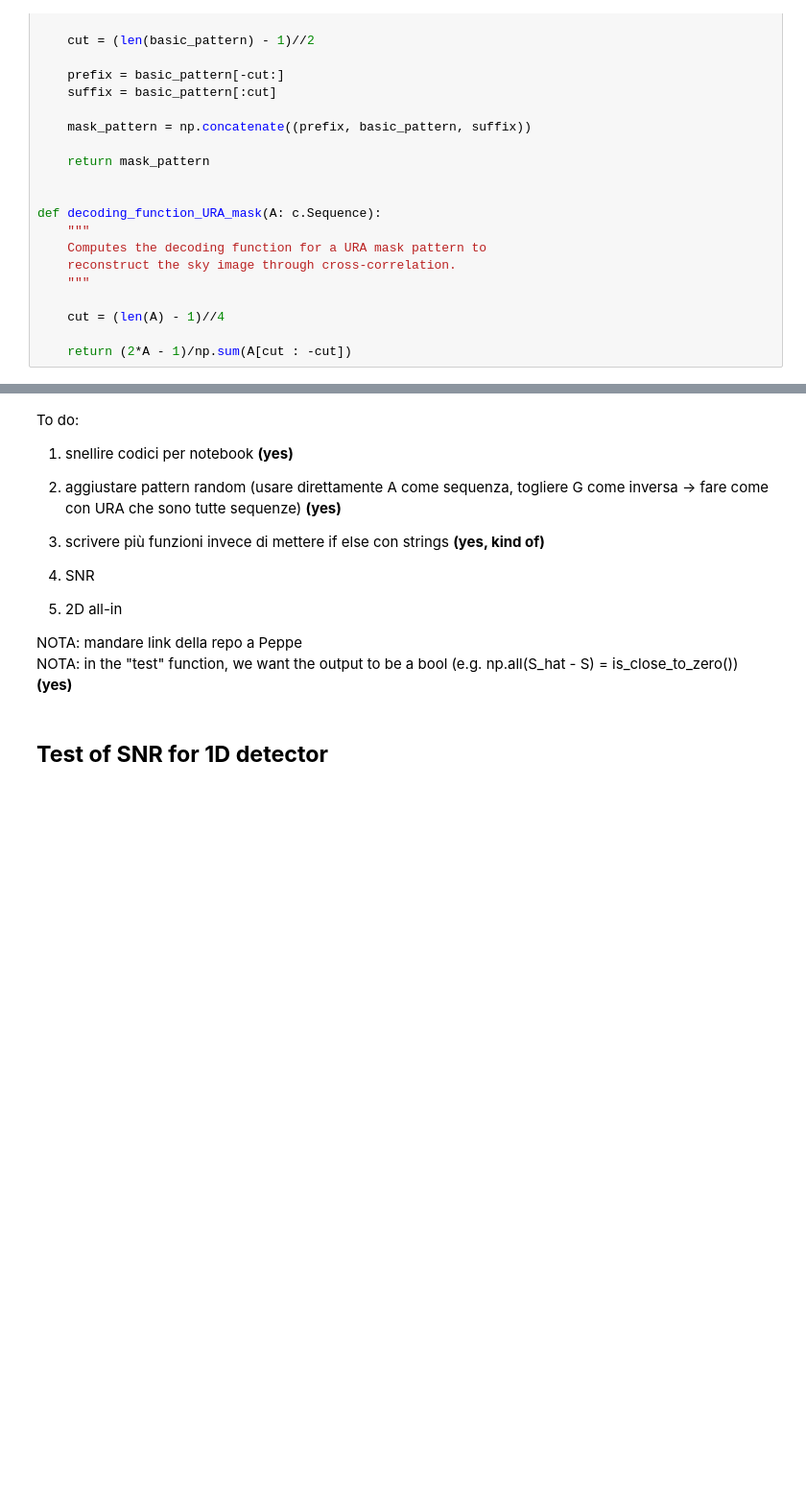
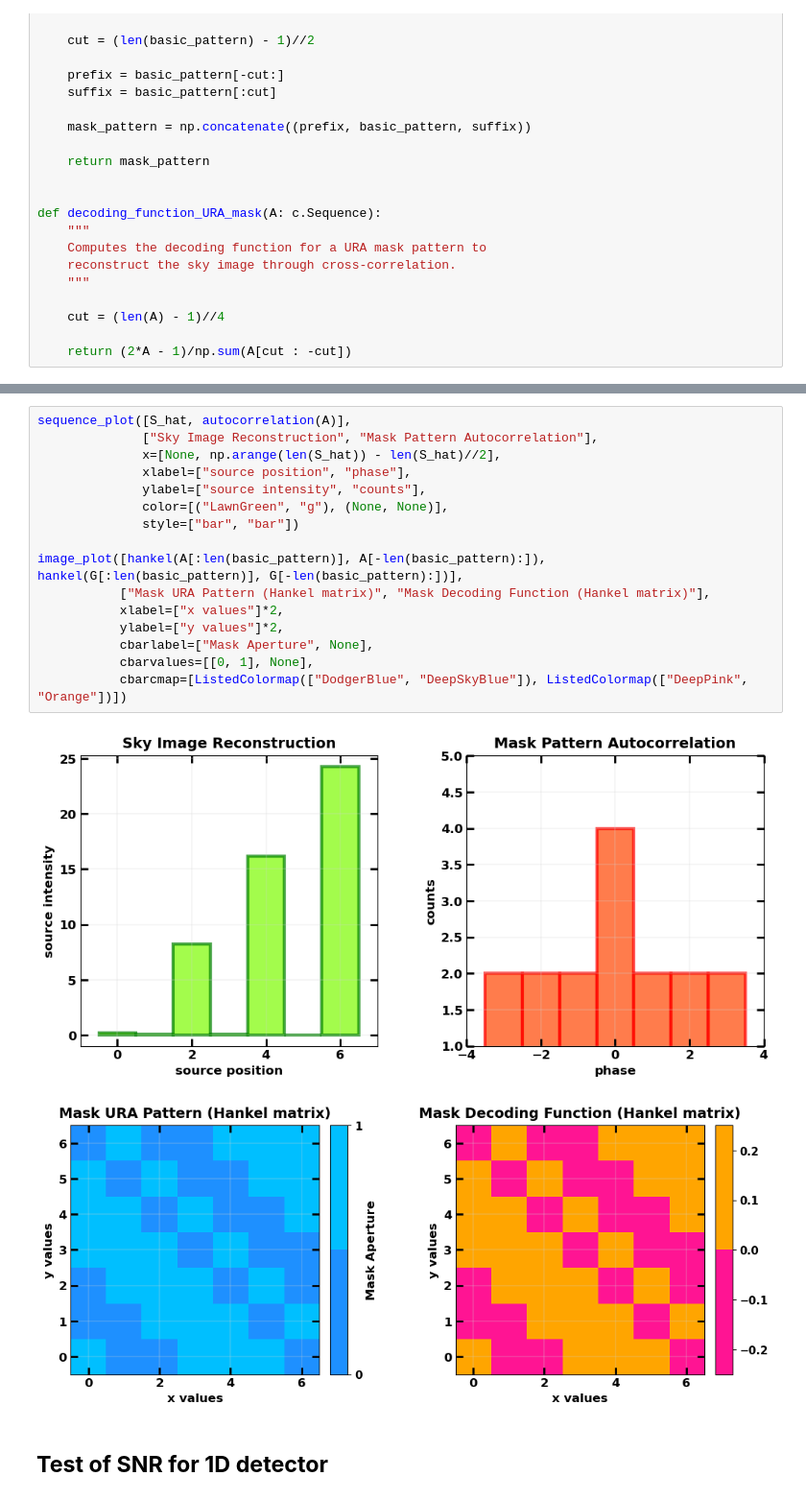
Before and after one commit to EdoardoGiancarli/Reconstruction_Masks_Test, a Jupyter notebook: Img_Reconstruction2dot1.ipynb, the cells around one changed output, grey strips where cells are left out. Shown at 96% size. Cells and saved outputs as stored; diff of their text form; blank space fills up the shorter version.

```diff
--- a/Img_Reconstruction2dot1.ipynb
+++ b/Img_Reconstruction2dot1.ipynb
@@ -489,16 +435,22 @@ Sky image reconstruction test (sources reconstruction, URA mask pattern):
-# %% [markdown]
-To do:
-
-1. snellire codici per notebook **(yes)**
-2. aggiustare pattern random (usare direttamente A come sequenza, togliere G come inversa -> fare come con URA che sono tutte sequenze) **(yes)**
-3. scrivere più funzioni invece di mettere if else con strings **(yes, kind of)**
-
-4. SNR
-5. 2D all-in
-
-
-NOTA: mandare link della repo a Peppe<br>
-NOTA: in the "test" function, we want the output to be a bool (e.g. np.all(S_hat - S) = is_close_to_zero())     **(yes)**
+# %%
+sequence_plot([S_hat, autocorrelation(A)],
+              ["Sky Image Reconstruction", "Mask Pattern Autocorrelation"],
+              x=[None, np.arange(len(S_hat)) - len(S_hat)//2],
+              xlabel=["source position", "phase"],
+              ylabel=["source intensity", "counts"],
+              color=[("LawnGreen", "g"), (None, None)],
+              style=["bar", "bar"])
+
+image_plot([hankel(A[:len(basic_pattern)], A[-len(basic_pattern):]), hankel(G[:len(basic_pattern)], G[-len(basic_pattern):])],
+           ["Mask URA Pattern (Hankel matrix)", "Mask Decoding Function (Hankel matrix)"],
+           xlabel=["x values"]*2,
+           ylabel=["y values"]*2,
+           cbarlabel=["Mask Aperture", None],
+           cbarvalues=[[0, 1], None],
+           cbarcmap=[ListedColormap(["DodgerBlue", "DeepSkyBlue"]), ListedColormap(["DeepPink", "Orange"])])
+# %% [output]
+[figure, added]
+[figure, added]
 # %% [markdown]
 ## **Test of SNR for 1D detector**
 # %% [markdown]
```
Also changed, not shown: parts of 6 cells of this notebook.
